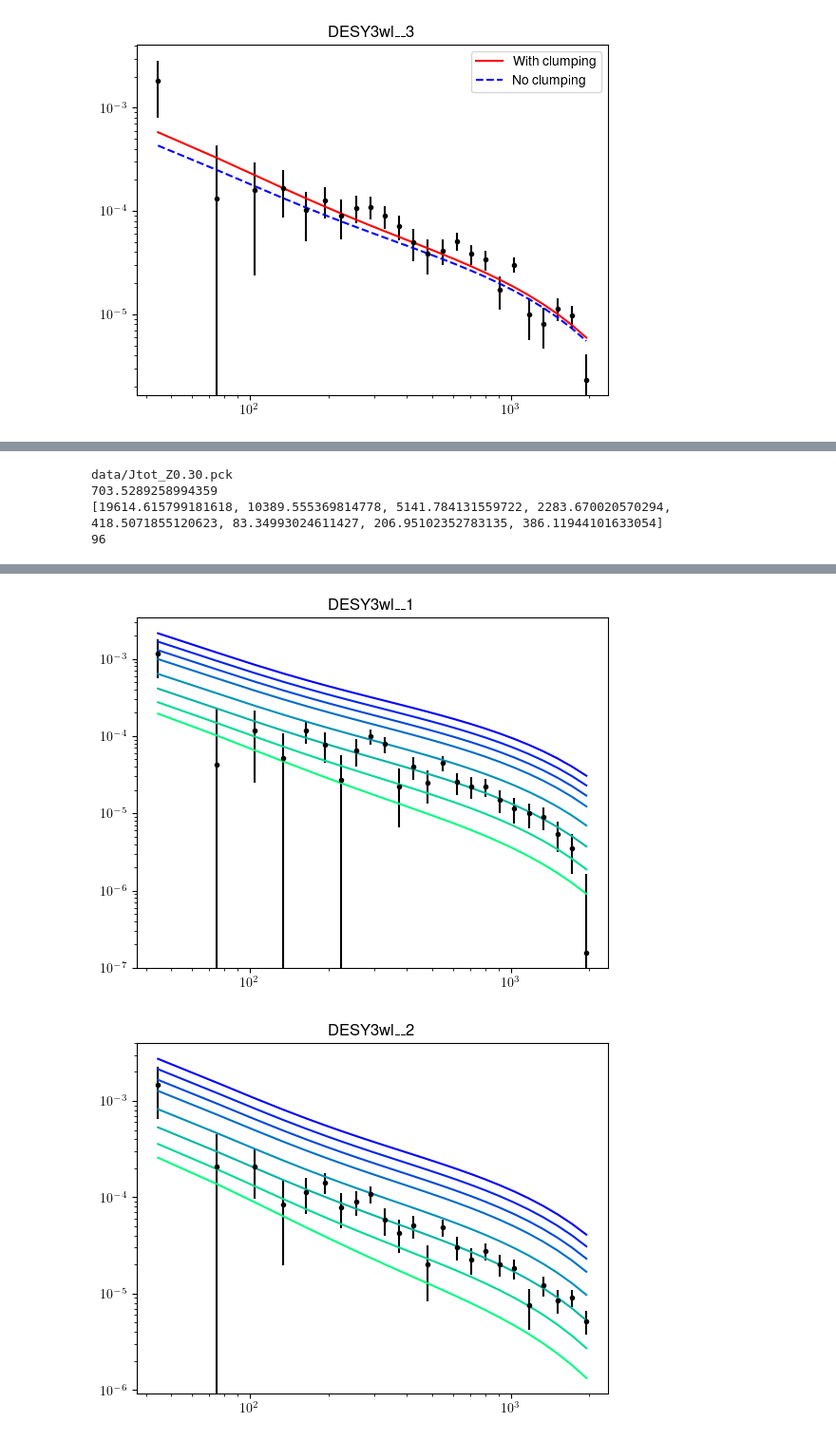
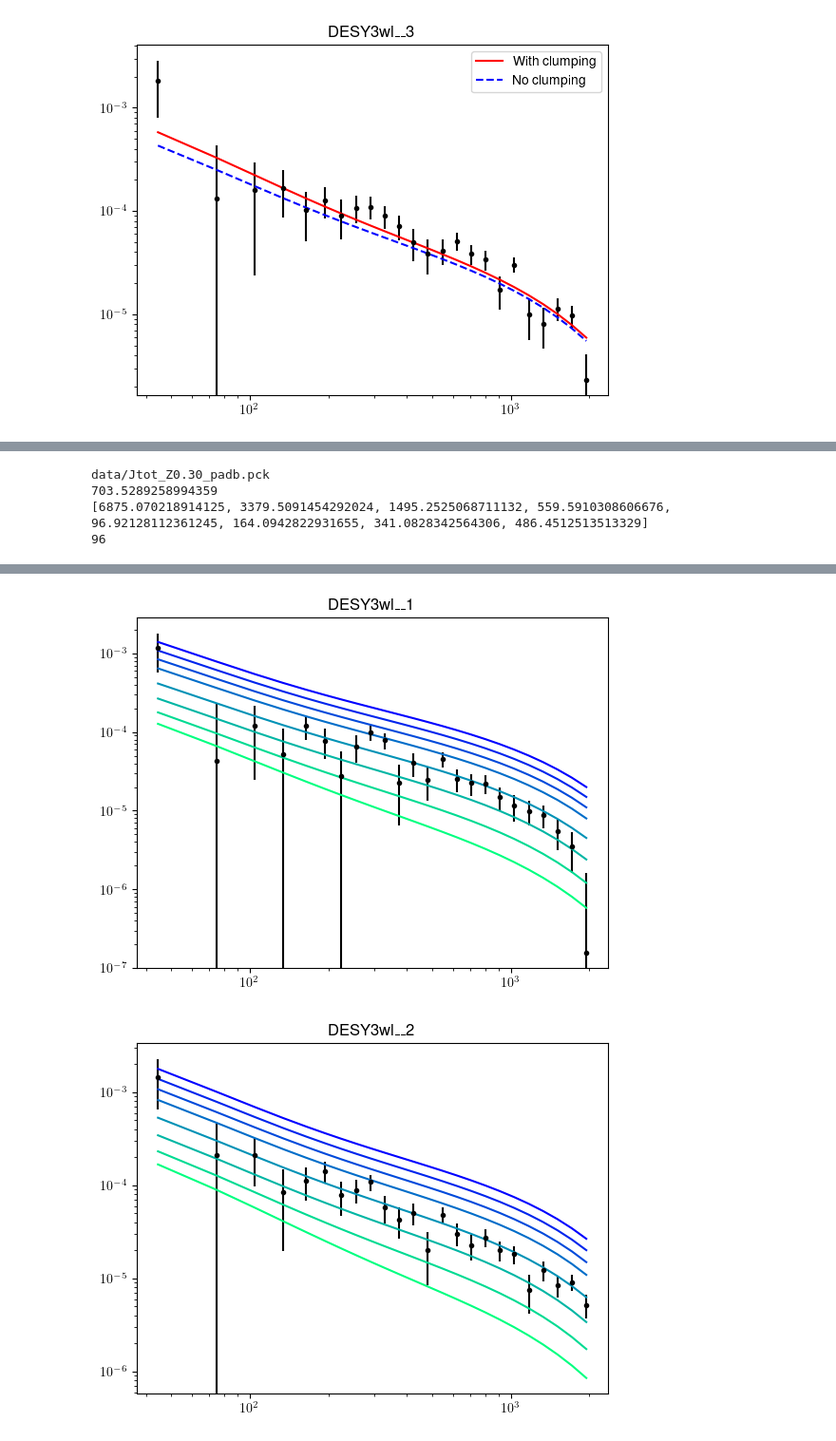
Before and after one commit to Cosmotheka/Cosmotheka_likelihoods, a Jupyter notebook: papers/ROSATx/LikelihoodExamplelotTAGN.ipynb, the cells around one changed output, grey strips where cells are left out. Shown at 95% size. Drawn from its saved outputs; the diff is of its cells as text; code cells hidden in the pictures.

Commit message:
new pyatomdb

```diff
--- a/papers/ROSATx/LikelihoodExamplelotTAGN.ipynb
+++ b/papers/ROSATx/LikelihoodExamplelotTAGN.ipynb
@@ -33,3 +33,21 @@ data/Jtot_Z0.30.pck
 [figure]
 [figure]
 [figure]
+# %%
+lc = rx.ROSATxLike(params_vary=['logTAGN'],
+                   priors={'logTAGN': [7.5, 8.2]})
+lcpa = rx.ROSATxLike(params_vary=['logTAGN'],
+                     priors={'logTAGN': [7.5, 8.2]}, spec_pyatomdb=True)
+cls_c = lc.get_model(logTAGN=8.0)
+cls_pa = lcpa.get_model(logTAGN=8.0)
+
+for i, d in enumerate(lc.cl_meta):
+    plt.figure()
+    plt.title(d['t2'])
+    plt.errorbar(d['ls'], d['cld'],
+                 yerr=np.sqrt(np.diag(d['cov'])),
+                 fmt='k.')
+    plt.plot(d['ls'], cls_c[i], '-', c='r', label='PSC')
+    plt.plot(d['ls'], cls_pa[i], '--', c='b', label='ARF')
+    plt.loglog()
+    plt.legend()
@@ -36,6 +61,7 @@ data/Jtot_Z0.30.pck
 # %%
 l = rx.ROSATxLike(params_vary=['logTAGN'],
-                  priors={'logTAGN': [7.5, 8.2]})
+                  priors={'logTAGN': [7.5, 8.2]},
+                  spec_pyatomdb=True)
 
 chi20 = np.dot(l.data, np.dot(l.inv_cov, l.data))
 print(chi20)
@@ -66,7 +92,7 @@ for i, d in enumerate(l.cl_meta):
         plt.plot(d['ls'], clms[j][i], '-', c=color[j])
     plt.loglog()
 # %% [output]
-data/Jtot_Z0.30.pck
+data/Jtot_Z0.30_padb.pck
 703.5289258994359
-[19614.615799181618, 10389.555369814778, 5141.784131559722, 2283.670020570294, 418.5071855120623, 83.34993024611427, 206.95102352783135, 386.11944101633054]
+[6875.070218914125, 3379.5091454292024, 1495.2525068711132, 559.5910308606676, 96.92128112361245, 164.0942822931655, 341.0828342564306, 486.4512513513329]
 96
@@ -74,2 +100,2 @@ data/Jtot_Z0.30.pck
-[figure, old version]
+[figure, new version]
-[figure, old version]
+[figure, new version]
```
Also changed, not shown: parts of 7 cells of this notebook, 1 other file.
